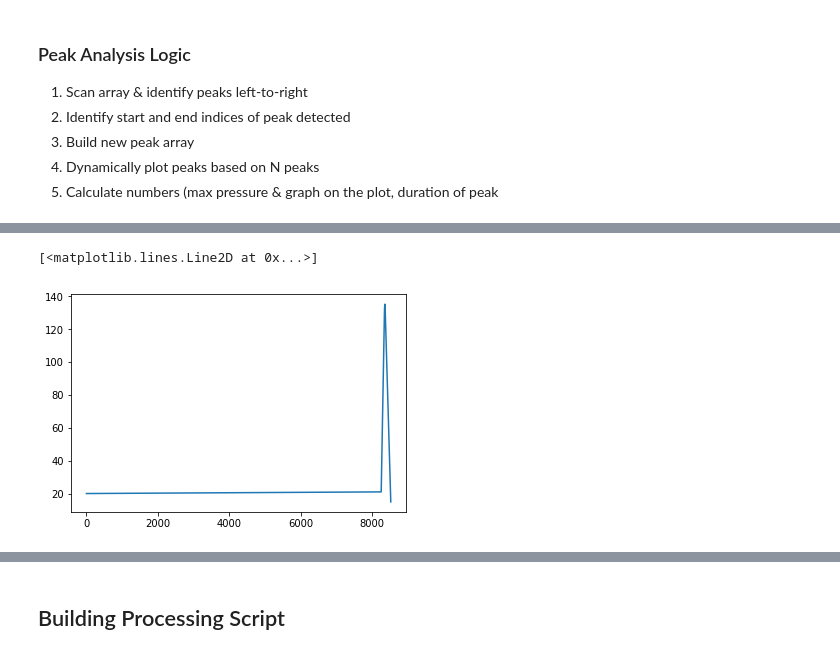
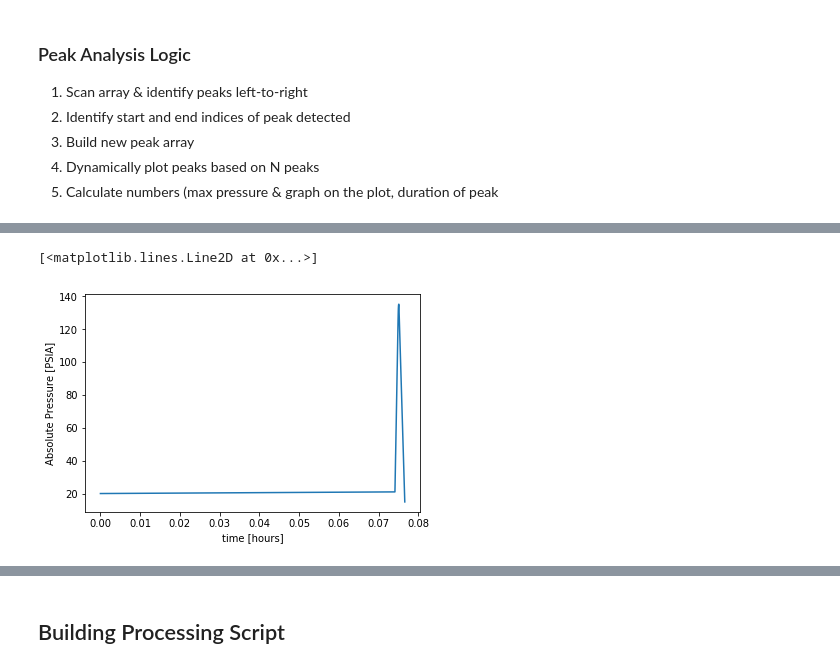
Before and after one commit to indeelabsinc/alicatflowmeter, a Jupyter notebook: Flow_meter_reader.ipynb, the cells around one changed output, grey strips where cells are left out. Drawn from its saved outputs; the diff is of its cells as text; code cells hidden in the pictures.

Commit message:
Fix: fixed time data series by importing txt file instead of csv file

```diff
--- a/Flow_meter_reader.ipynb
+++ b/Flow_meter_reader.ipynb
@@ -46,3 +50,8 @@ Name: Absolute Pressure [PSIA], dtype: float64
+# %%
+data["Absolute Pressure [PSIA]"] = pd.to_numeric(data["Absolute Pressure [PSIA]"])
+data["Temperature"] = pd.to_numeric(data["Temperature"])
+data["Volumetric [mL/s]"] = pd.to_numeric(data["Volumetric [mL/s]"])
+data["Mass Flow [SCCM]"] = pd.to_numeric(data["Mass Flow [SCCM]"])
 # %% [markdown]
 # Graph Data - Without Preprocessing #
 # %% [markdown]
@@ -166,25 +183,29 @@ array(['21:10.7', '21:10.8', '21:10.8', ..., '47:09.3', '47:09.4',
 # %%
 def convert_str_t(str_time, units = 'milliseconds'):
 
-## '20:00.00'
+## '20:20:00.00'
+
     hours = float(str_time[0:2])
     #print(hours)
-    minutes = float(str_time[3:])
+    minutes = float(str_time[3:5])
     #print(minutes)
+    seconds = float(str_time[6:])
+    #print(seconds)
+
     if units == 'seconds':
-        total_seconds = float(hours * 60 * 60 + minutes * 60)
+        total_seconds = (hours * 60 * 60 + minutes * 60 + seconds)
         return total_seconds
 
     elif units == 'milliseconds':
-        total_milliseconds = float((hours * 60 * 60 + minutes * 60)*1000)
+        total_milliseconds = (hours * 60 * 60 + minutes * 60 + seconds)*1000
         return total_milliseconds
 
     elif units == 'hours':
-        total_hours = hours
+        total_hours = hours + minutes/60.0 + seconds/(60.0*60.0)
+
         return total_hours
 
-
 ##Debug test cases
-#total_time = convert_str_t('21:12.4', 'seconds')
-#diff_time = convert_str_t('21:12.45787', 'milliseconds') - convert_str_t('21:12.34567', 'milliseconds') #resolut
-#diff_time
+total_time = convert_str_t('15:21:12.1234', 'milliseconds')
+diff_time = convert_str_t('21:12.45787', 'milliseconds') - convert_str_t('21:12.34567', 'milliseconds') #resolut
+diff_time
@@ -205,10 +228,10 @@ len(press_arr)
 time_arr_s = []
 time = [] #formatted time starting from t=0
 for idx, ele in enumerate(time_arr):
-    time_arr_s.append(convert_str_t(ele))
+    time_arr_s.append(convert_str_t(ele, 'hours'))
 
 for idx, ele in enumerate(time_arr_s):
-    time.append(time_arr_s[idx]) #- time_arr_s[0])
+    time.append(time_arr_s[idx] - time_arr_s[0])
 
 time = np.array(time)
 # %%
@@ -286,5 +295,0 @@ Returns a boolean value True if a peak in the dataset exists.'''
-# %%
-press_arr = np.array(data['rolling_mean_p'])
-#preprocess
-press_arr = remove_nans(press_arr)
-check_pressure_peak(press_arr)
@@ -301,33 +330,37 @@ def find_pressure_peak(p, t, p_threshold):
     first_idx = 0
     last_idx = 0
 
     for i, ele in enumerate(list(p)):
         if i % 10 == 0:
             diff = p[i] - p[i-1]
             diff2 = p[i] - p_threshold
             #print(i, diff, diff2)
 
         if  diff2 > 2.0 and diff >= 0.1:
             pk.append(ele)
-            t_stamp.append(i)
+            t_stamp.append(time[i])
             first_idx = t_stamp[0]
             #print(t_stamp)
 
         if diff < 0.0 and diff2 > .1 and diff2 < 1.0:
             pk.append(ele)
-            t_stamp.append(i)
+            t_stamp.append(time[i])
             last_idx = i
             #print(t_stamp)
             break
 
     #Make time start from t=0 for the peak identified
     for j, ele in enumerate(t_stamp):
         t_stamp[j] = t_stamp[j] - t_stamp[0]
 
     return pk, t_stamp, first_idx, last_idx
 
+press_arr = remove_nans(press_arr)
 pk, t_stamp, first_idx, last_idx = find_pressure_peak(press_arr, time, 14.7)
+plt.xlabel('time [hours]')
+plt.ylabel('Absolute Pressure [PSIA]')
+
 plt.plot(t_stamp, pk)
 # %% [output]
 [<matplotlib.lines.Line2D at 0x...>]
-[figure, old version]
+[figure, new version]
```
Also changed, not shown: parts of 25 cells of this notebook.
